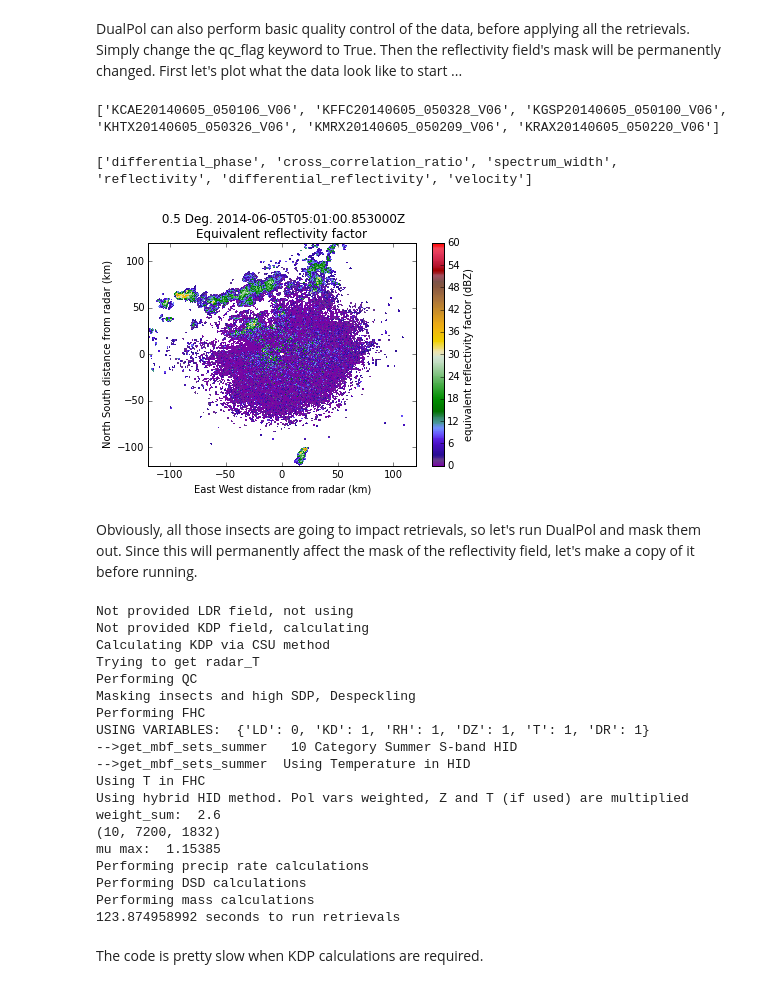
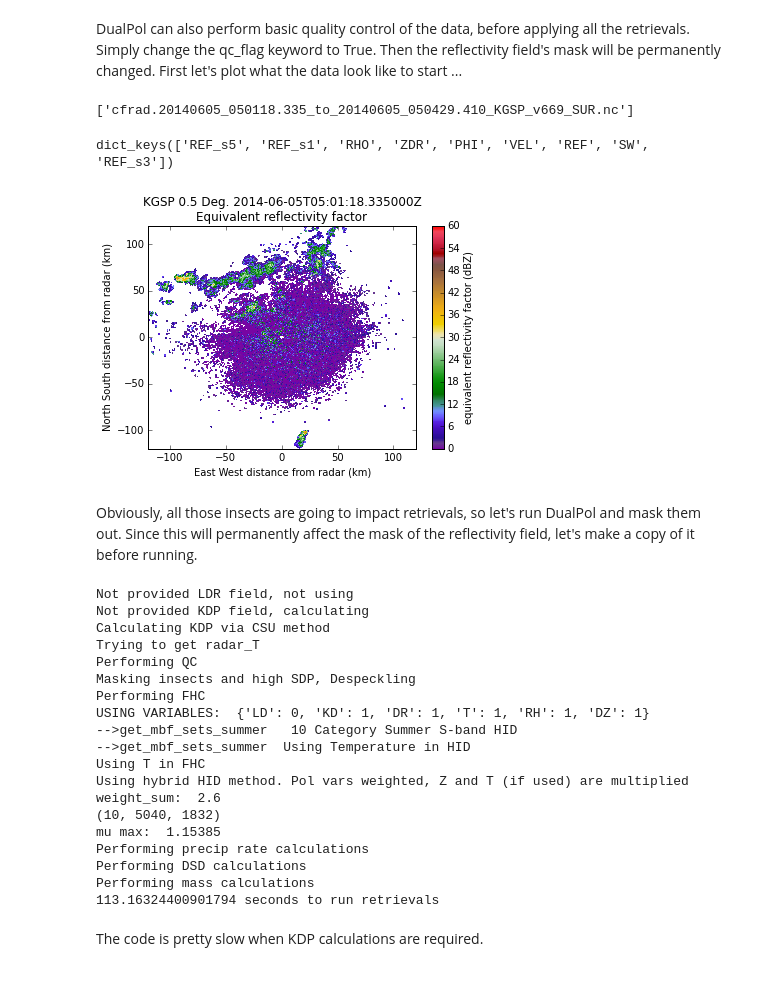
Before and after one commit to nasa/DualPol, a Jupyter notebook: notebooks/DualPol_Demo.ipynb, the cells around one changed output. Saved outputs shown, nothing was run; the diff lists cells and outputs as text; code cells hidden in the pictures.

```diff
--- a/notebooks/DualPol_Demo.ipynb
+++ b/notebooks/DualPol_Demo.ipynb
@@ -84,35 +84,35 @@ plt.tight_layout()
 # %% [markdown]
 DualPol can also perform basic quality control of the data, before applying all the retrievals. Simply change the qc_flag keyword to True. Then the reflectivity field's mask will be permanently changed. First let's plot what the data look like to start ...
 # %%
-nexrad_path = '/Users/tjlang/Documents/PMM/IPHEX/DataFusion/20140605/nexrad/'
-nexrad_files = sorted(glob.glob(nexrad_path+'*V06'))
+nexrad_path = './20140605/'
+nexrad_files = sorted(glob.glob(nexrad_path+'*.nc'))
 print([os.path.basename(filen) for filen in nexrad_files])
 # %% [output]
-['KCAE20140605_050106_V06', 'KFFC20140605_050328_V06', 'KGSP20140605_050100_V06', 'KHTX20140605_050326_V06', 'KMRX20140605_050209_V06', 'KRAX20140605_050220_V06']
+['cfrad.20140605_050118.335_to_20140605_050429.410_KGSP_v669_SUR.nc']
 # %%
-nexrad = pyart.io.read(nexrad_files[2])
+nexrad = pyart.io.read(nexrad_files[0])
 print(nexrad.fields.keys())
 # %% [output]
-['differential_phase', 'cross_correlation_ratio', 'spectrum_width', 'reflectivity', 'differential_reflectivity', 'velocity']
+dict_keys(['REF_s5', 'REF_s1', 'RHO', 'ZDR', 'PHI', 'VEL', 'REF', 'SW', 'REF_s3'])
 # %%
 lim = [-120, 120]
 swp = 0
 display = pyart.graph.RadarDisplay(nexrad)
-display.plot_ppi('reflectivity', swp, vmin=0, vmax=60, cmap='pyart_Carbone42')
+display.plot_ppi('REF', swp, vmin=0, vmax=60, cmap='pyart_Carbone42')
 display.set_limits(xlim=lim, ylim=lim)
 # %% [output]
-[figure, old version]
+[figure, new version]
 # %% [markdown]
 Obviously, all those insects are going to impact retrievals, so let's run DualPol and mask them out. Since this will permanently affect the mask of the reflectivity field, let's make a copy of it before running.
 # %%
-zc = deepcopy(nexrad.fields['reflectivity']['data'])
-nexrad.add_field_like('reflectivity', 'ZC', zc, replace_existing=True)
+zc = deepcopy(nexrad.fields['REF']['data'])
+nexrad.add_field_like('REF', 'ZC', zc, replace_existing=True)
 sndfile = \
     '/Users/tjlang/Documents/PMM/IPHEX/DataFusion/20140605/snd_gso_20140605_0000z.txt'
 begin_time = time.time()
 retrieve = dualpol.DualPolRetrieval(
-    nexrad, dz='ZC', dr='differential_reflectivity', dp='differential_phase',
-    rh='cross_correlation_ratio', use_temp=True, sounding=sndfile, fhc_T_factor=2,
+    nexrad, dz='ZC', dr='ZDR', dp='PHI', rh='RHO', use_temp=True,
+    sounding=sndfile, fhc_T_factor=2,
     ice_flag=True, rain_method='hidro', qc_flag=True, gs=250.0, verbose=True,
     thresh_sdp=18.0, speckle=4)
 print(time.time()-begin_time, 'seconds to run retrievals')
@@ -124,18 +124,18 @@ Trying to get radar_T
 Performing QC
 Masking insects and high SDP, Despeckling
 Performing FHC
-USING VARIABLES:  {'LD': 0, 'KD': 1, 'RH': 1, 'DZ': 1, 'T': 1, 'DR': 1}
+USING VARIABLES:  {'LD': 0, 'KD': 1, 'DR': 1, 'T': 1, 'RH': 1, 'DZ': 1}
 -->get_mbf_sets_summer   10 Category Summer S-band HID
 -->get_mbf_sets_summer  Using Temperature in HID
 Using T in FHC
 Using hybrid HID method. Pol vars weighted, Z and T (if used) are multiplied
 weight_sum:  2.6
-(10, 7200, 1832)
+(10, 5040, 1832)
 mu max:  1.15385
 Performing precip rate calculations
 Performing DSD calculations
 Performing mass calculations
-123.874958992 seconds to run retrievals
+113.16324400901794 seconds to run retrievals
 # %% [markdown]
 The code is pretty slow when KDP calculations are required.
 # %%
```
Also changed, not shown: parts of 6 cells of this notebook.
